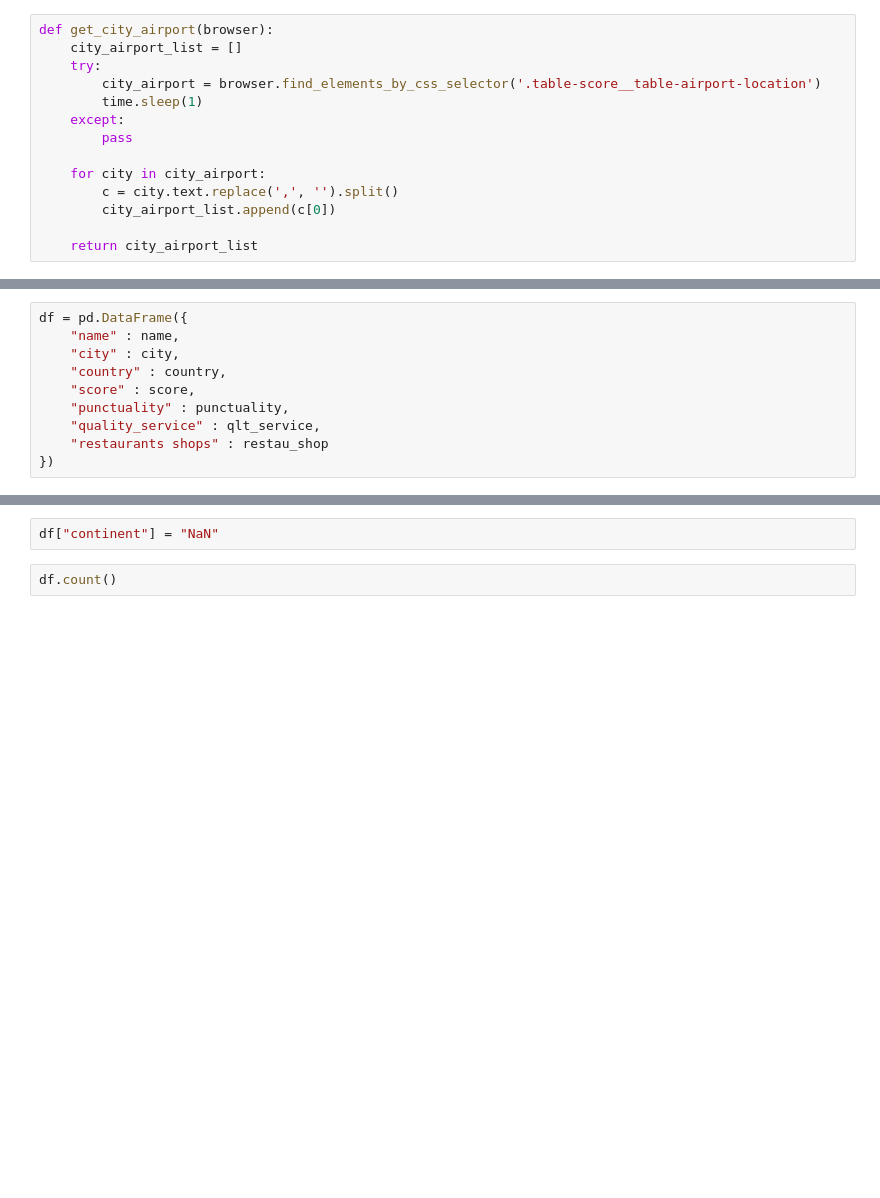
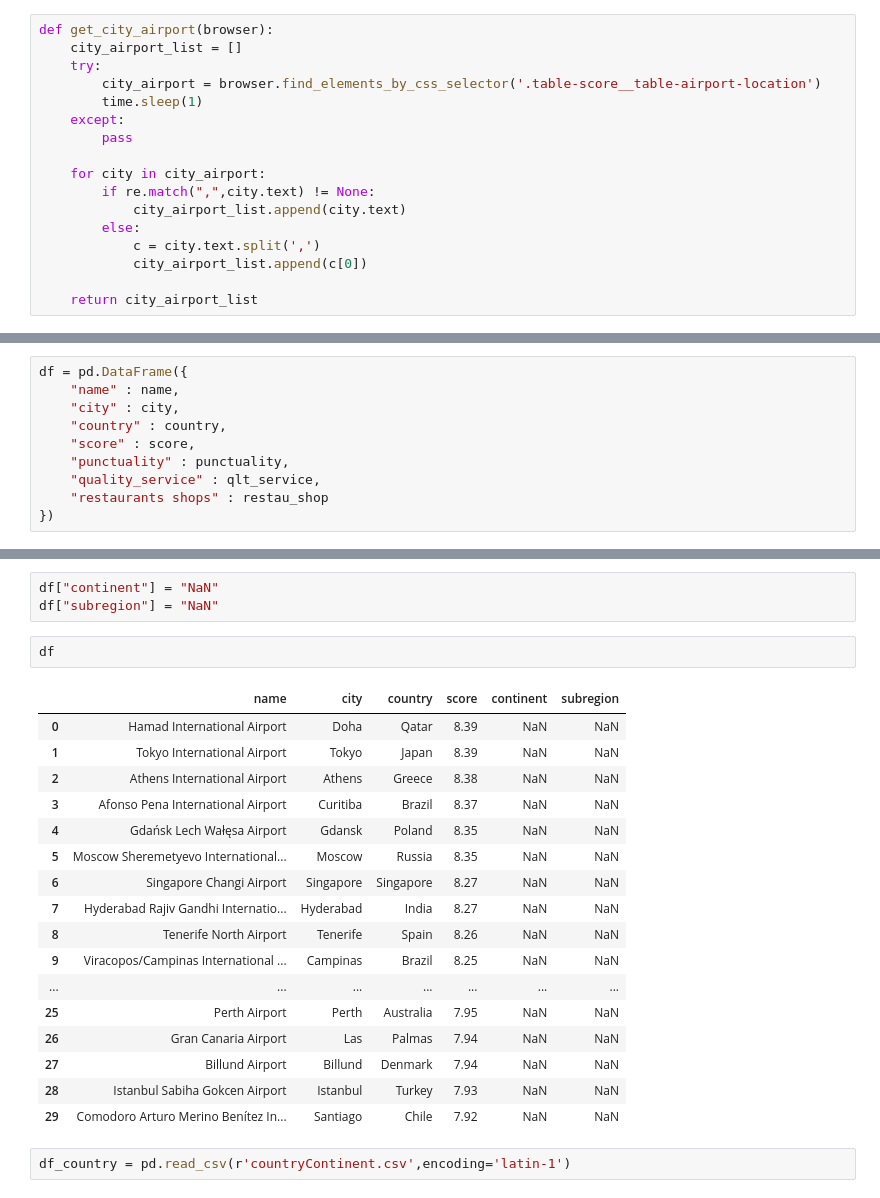
Before and after one commit to lexbal/mongodb_scrapping, a Jupyter notebook: main.ipynb, the cells around one changed output, grey strips where cells are left out. Drawn from its saved outputs; the diff is of its cells as text; blank space fills up the shorter version.

```diff
--- a/main.ipynb
+++ b/main.ipynb
@@ -78,8 +78,11 @@ def get_city_airport(browser):
         pass
 
     for city in city_airport:
-        c = city.text.replace(',', '').split()
-        city_airport_list.append(c[0])
+        if re.match(",",city.text) != None:
+            city_airport_list.append(city.text)
+        else:
+            c = city.text.split(',')
+            city_airport_list.append(c[0])
 
     return city_airport_list
 # %%
@@ -241,4 +248,25 @@ df
 # %%
 df["continent"] = "NaN"
+df["subregion"] = "NaN"
 # %%
-df.count()
+df
+# %% [output]
+|  | name | city | country | score | continent | subregion |
+| 0 | Hamad International Airport | Doha | Qatar | 8.39 | NaN | NaN |
+| 1 | Tokyo International Airport | Tokyo | Japan | 8.39 | NaN | NaN |
+| 2 | Athens International Airport | Athens | Greece | 8.38 | NaN | NaN |
+| 3 | Afonso Pena International Airport | Curitiba | Brazil | 8.37 | NaN | NaN |
+| 4 | Gdańsk Lech Wałęsa Airport | Gdansk | Poland | 8.35 | NaN | NaN |
+| 5 | Moscow Sheremetyevo International... | Moscow | Russia | 8.35 | NaN | NaN |
+| 6 | Singapore Changi Airport | Singapore | Singapore | 8.27 | NaN | NaN |
+| 7 | Hyderabad Rajiv Gandhi Internatio... | Hyderabad | India | 8.27 | NaN | NaN |
+| 8 | Tenerife North Airport | Tenerife | Spain | 8.26 | NaN | NaN |
+| 9 | Viracopos/Campinas International ... | Campinas | Brazil | 8.25 | NaN | NaN |
+| ... | ... | ... | ... | ... | ... | ... |
+| 25 | Perth Airport | Perth | Australia | 7.95 | NaN | NaN |
+| 26 | Gran Canaria Airport | Las | Palmas | 7.94 | NaN | NaN |
+| 27 | Billund Airport | Billund | Denmark | 7.94 | NaN | NaN |
+| 28 | Istanbul Sabiha Gokcen Airport | Istanbul | Turkey | 7.93 | NaN | NaN |
+| 29 | Comodoro Arturo Merino Benítez In... | Santiago | Chile | 7.92 | NaN | NaN |
+# %%
+df_country = pd.read_csv(r'countryContinent.csv',encoding='latin-1')
```
Also changed, not shown: parts of 20 cells of this notebook.
